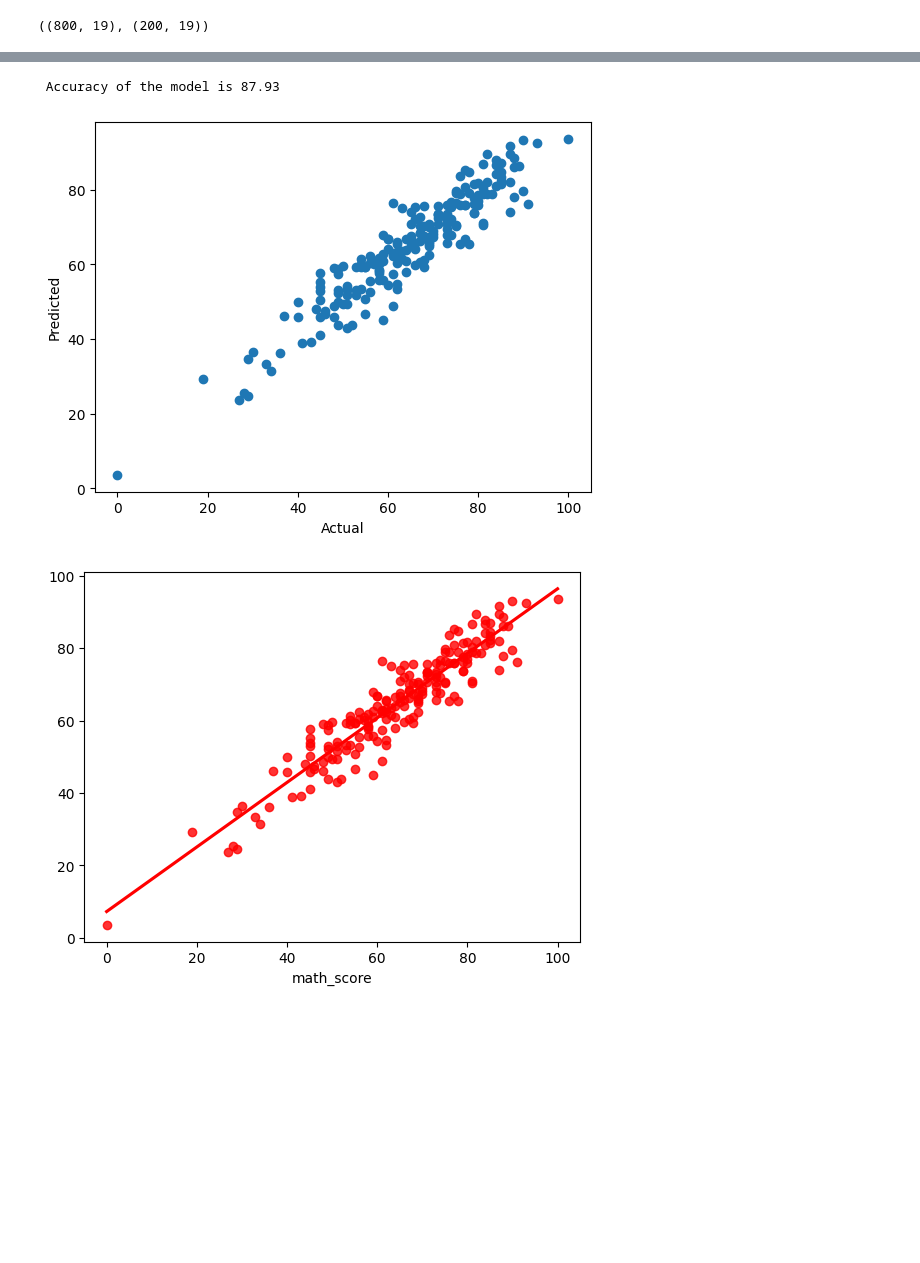
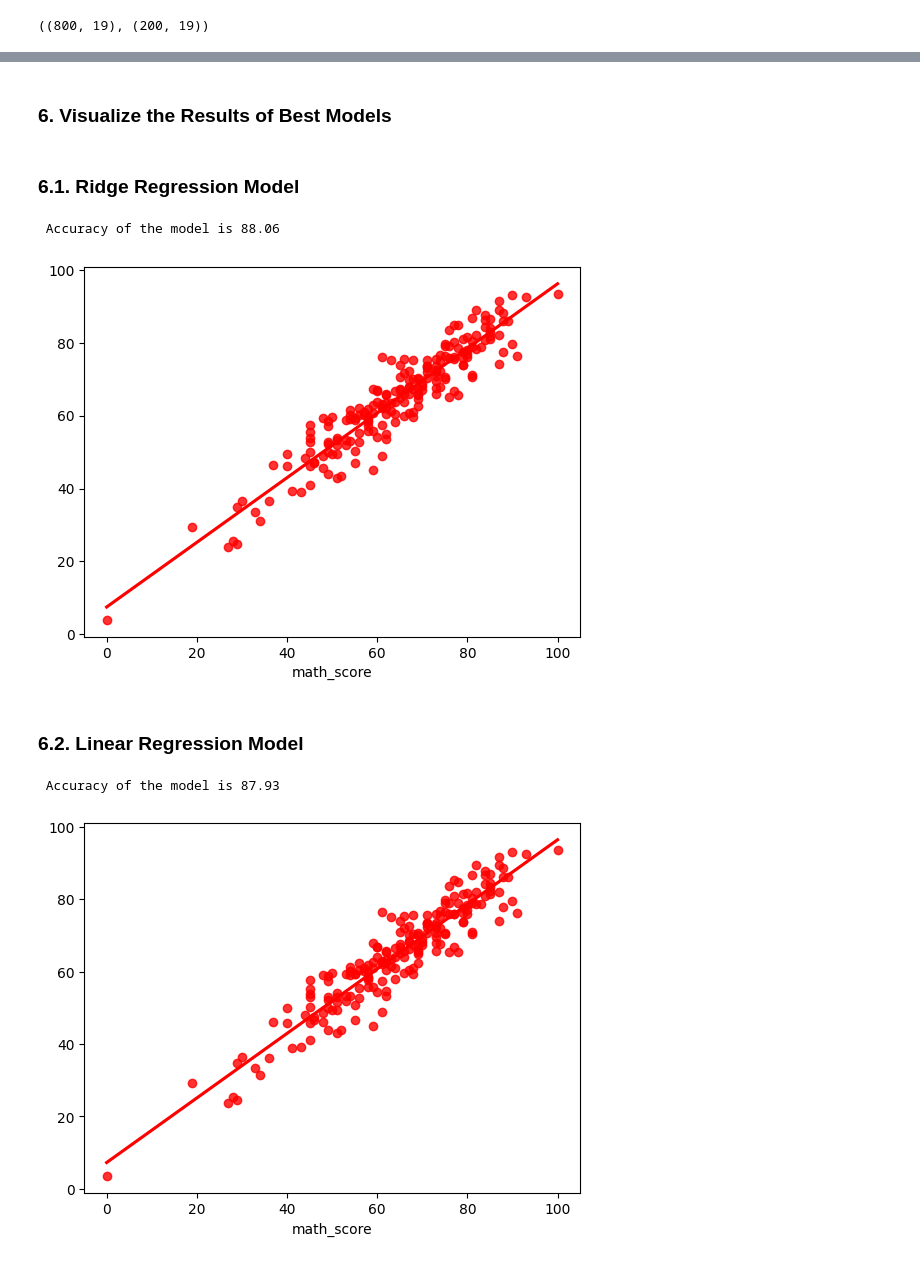
Before and after one commit to johnisaacenriquez/machine_learning_project, a Jupyter notebook: notebook/Model_Training.ipynb, the cells around one changed output, grey strips where cells are left out. Saved outputs shown, nothing was run; the diff lists cells and outputs as text; code cells hidden in the pictures; blank space fills up the shorter version.

Commit message:
EDA and Regression

```diff
--- a/notebook/Model_Training.ipynb
+++ b/notebook/Model_Training.ipynb
@@ -169,3 +176,21 @@ pd.DataFrame(list(zip(model_list, r2_list)), columns=['Model Name', 'R2_Score'])
+# %% [markdown]
+### 6. Visualize the Results of Best Models
+# %% [markdown]
+### 6.1. Ridge Regression Model
+# %%
+ridge_model = Ridge(fit_intercept=True)
+ridge_model = ridge_model.fit(X_train, y_train)
+y_pred = ridge_model.predict(X_test)
+score = r2_score(y_test, y_pred)*100
+print(" Accuracy of the model is %.2f" %score)
+# %% [output]
+ Accuracy of the model is 88.06
+# %%
+sns.regplot(x=y_test,y=y_pred,ci=None,color ='red');
+# %% [output]
+[figure, added]
+# %% [markdown]
+### 6.2. Linear Regression Model
 # %%
 lin_model = LinearRegression(fit_intercept=True)
 lin_model = lin_model.fit(X_train, y_train)
@@ -174,12 +199,6 @@ score = r2_score(y_test, y_pred)*100
 print(" Accuracy of the model is %.2f" %score)
 # %% [output]
  Accuracy of the model is 87.93
-# %%
-plt.scatter(y_test,y_pred);
-plt.xlabel('Actual');
-plt.ylabel('Predicted');
-# %% [output]
-[figure, removed]
 # %%
 sns.regplot(x=y_test,y=y_pred,ci=None,color ='red');
 # %% [output]
```
Also changed, not shown: parts of 10 cells of this notebook, 7 other files.
